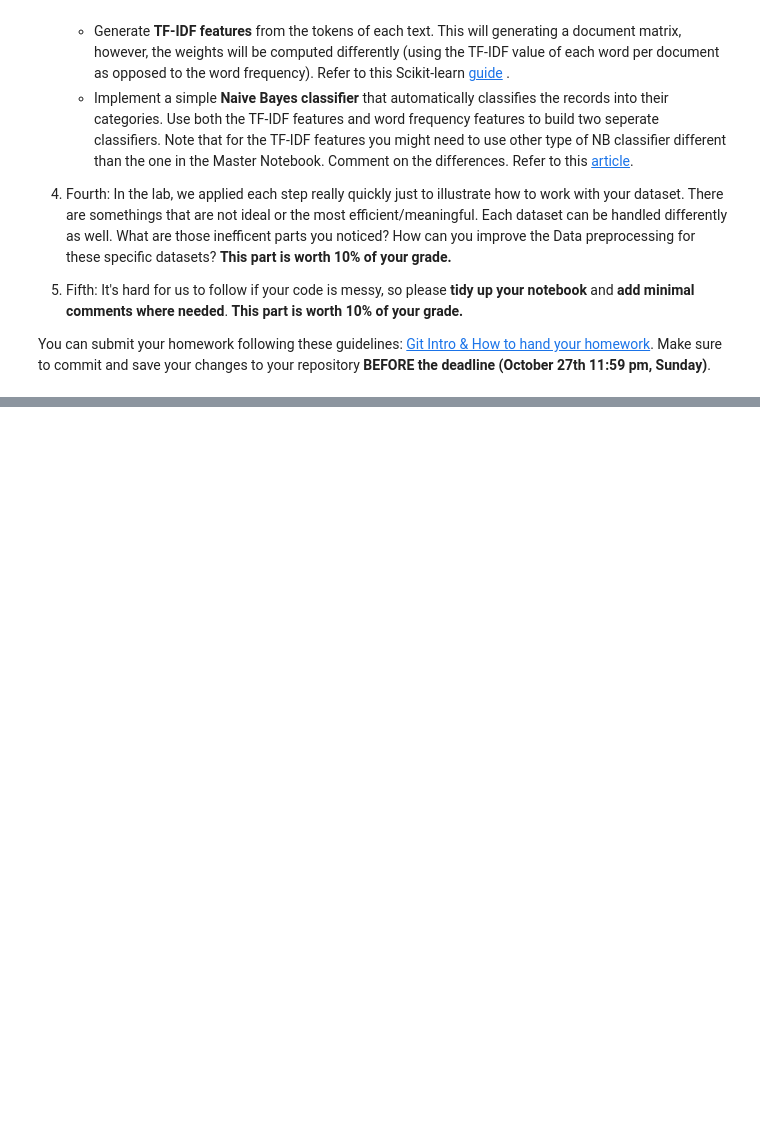
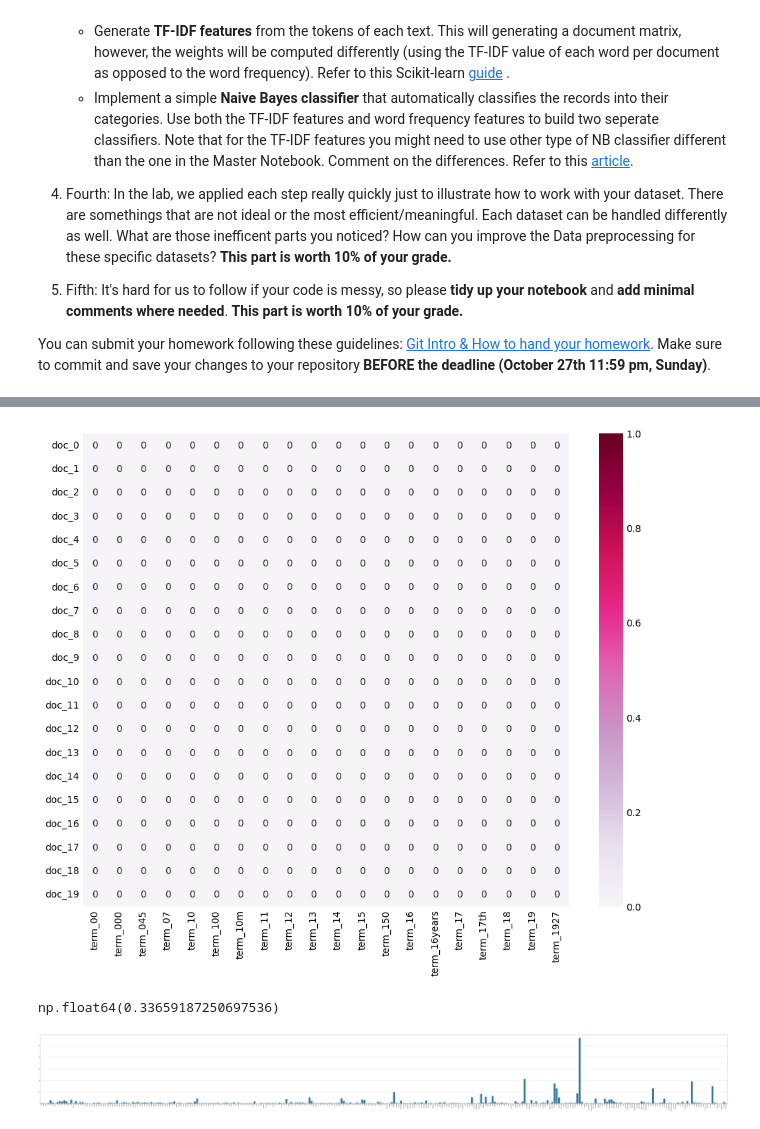
Before and after one commit to Annisme/DM2024-Lab1-Homework, a Jupyter notebook: DM2024-Lab1-Homework.ipynb, the cells around one changed output, grey strips where cells are left out. Saved outputs shown, nothing was run; the diff lists cells and outputs as text; code cells hidden in the pictures; blank space fills up the shorter version.

```diff
--- a/DM2024-Lab1-Homework.ipynb
+++ b/DM2024-Lab1-Homework.ipynb
@@ -54,0 +466,12 @@ ds = load_dataset("Senem/Nostalgic_Sentiment_Analysis_of_YouTube_Comments_Data")
+# %%
+from sklearn.feature_extraction.text import TfidfVectorizer
+
+# Initialize the TfidfVectorizer
+vectorizer = TfidfVectorizer()
+
+# Transform the 'text' column into a TF-IDF matrix
+X_tfidf = vectorizer.fit_transform(X.text)
+
+vectorizer.get_feature_names_out()
+
+print("TF-IDF 矩陣形狀:", X_tfidf.shape)  # 查看文件數和詞彙數
@@ -54,0 +518,7 @@ ds = load_dataset("Senem/Nostalgic_Sentiment_Analysis_of_YouTube_Comments_Data")
+# %%
+plot_x = ["term_"+str(i) for i in vectorizer.get_feature_names_out()[0:20]]
+# %%
+plot_y = ["doc_"+ str(i) for i in list(X.index)[0:20]]
+# %%
+plot_z = X_tfidf[0:20, 0:20].toarray() #X_counts[how many documents, how many terms]
+plot_z
@@ -54,0 +543,10 @@ ds = load_dataset("Senem/Nostalgic_Sentiment_Analysis_of_YouTube_Comments_Data")
+# %%
+import seaborn as sns
+
+df_todraw = pd.DataFrame(plot_z, columns = plot_x, index = plot_y)
+plt.subplots(figsize=(9, 7))
+ax = sns.heatmap(df_todraw,
+                 cmap="PuRd",
+                 vmin=0, vmax=1, annot=True)
+# %% [output]
+[figure, added]
@@ -54,0 +561,21 @@ ds = load_dataset("Senem/Nostalgic_Sentiment_Analysis_of_YouTube_Comments_Data")
+# %%
+term_frequencies[0]
+# %% [output]
+np.float64(0.33659187250697536)
+# %%
+term_frequencies_tfidf = np.asarray(X_tfidf.sum(axis=0)).flatten()
+
+# 設定圖表大小
+plt.subplots(figsize=(100, 10))
+
+# 繪製條形圖，x 軸為詞語（取前 300 個），y 軸為權重總和（取前 300 個）
+g = sns.barplot(x=vectorizer.get_feature_names_out()[:300],
+                y=term_frequencies_tfidf[:300])
+
+# 設置 x 軸標籤，並將標籤旋轉 90 度
+g.set_xticklabels(vectorizer.get_feature_names_out()[:300], rotation=90)
+
+# 顯示圖表
+plt.show()
+# %% [output]
+[figure, added]
```
Also changed, not shown: parts of 80 cells of this notebook, 6 other files.
